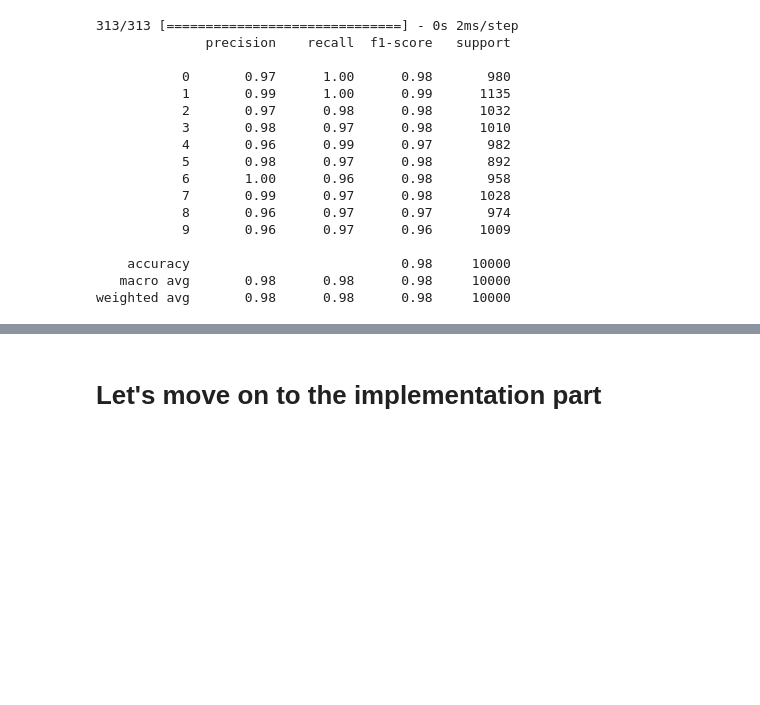
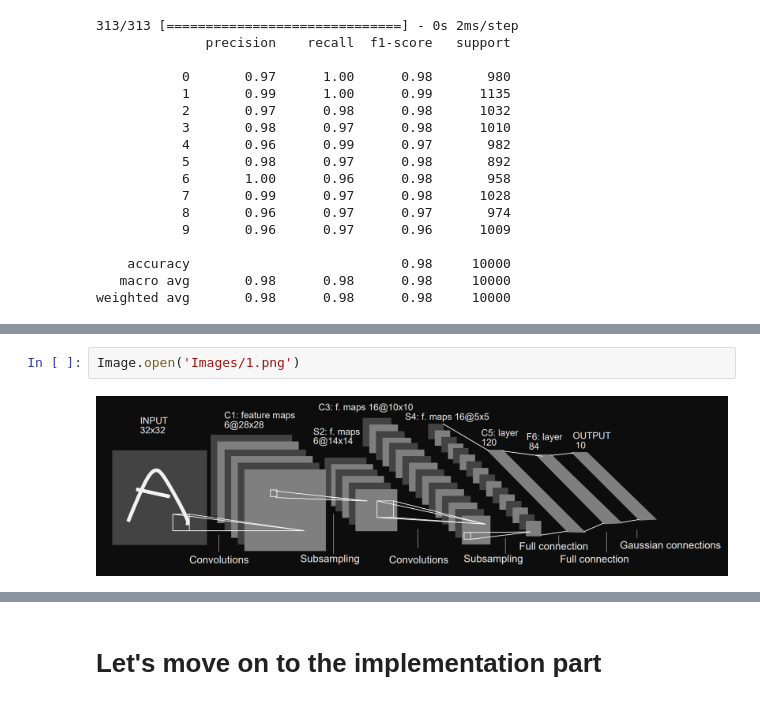
Before and after one commit to kampaitees/Comparitive-Study-of-Lenet-5-vs-ANN-on-Mnist, a Jupyter notebook: Lenet vs ANN.ipynb, the cells around one changed output, grey strips where cells are left out. Saved outputs shown, nothing was run; the diff lists cells and outputs as text; blank space fills up the shorter version.

```diff
--- a/Lenet vs ANN.ipynb
+++ b/Lenet vs ANN.ipynb
@@ -232,0 +212,4 @@ The *S2* layer also produces **6** feature maps, each one corresponding to the f
+# %%
+Image.open('Images/1.png')
+# %% [output]
+[figure, added]
```
Also changed, not shown: parts of 12 cells of this notebook.
